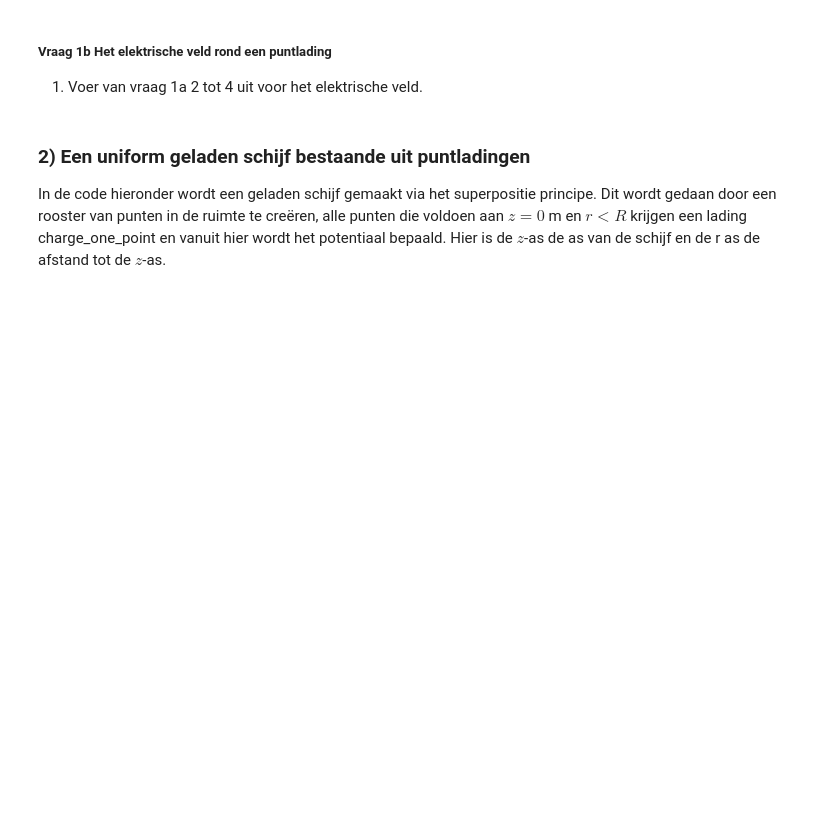
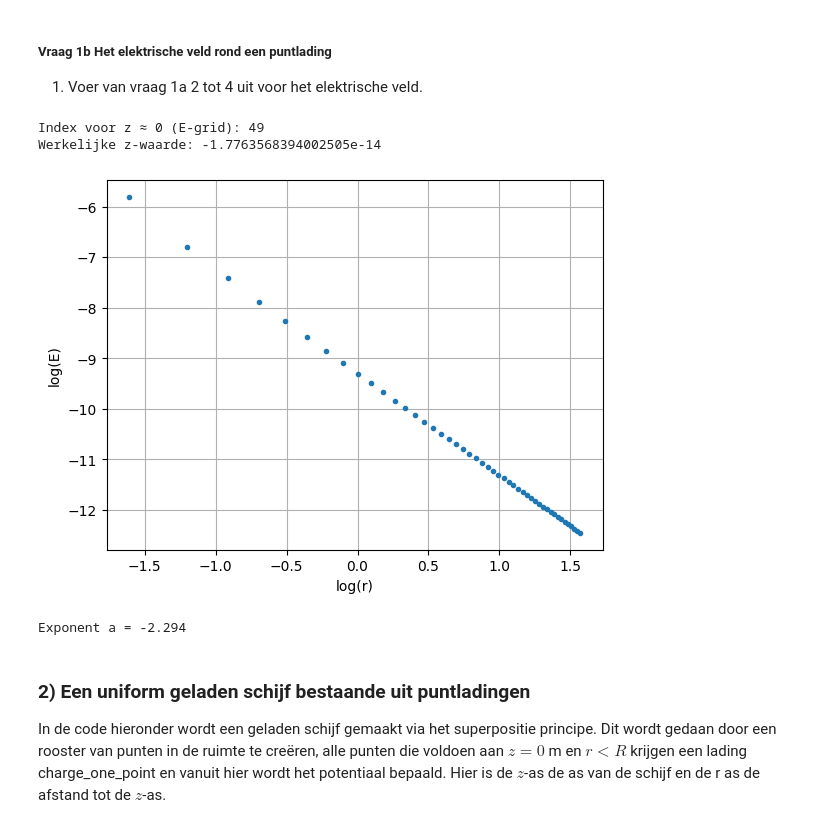
Before and after one commit to sdwijnands/opdrachten-DEF-D, a Jupyter notebook: DigitaleOntwerpopdrachten/1CondensatorOpdracht/CondensatorOntwerpopdracht.ipynb, the cells around one changed output. Drawn from its saved outputs; the diff is of its cells as text; code cells hidden in the pictures; blank space fills up the shorter version.

```diff
--- a/DigitaleOntwerpopdrachten/1CondensatorOpdracht/CondensatorOntwerpopdracht.ipynb
+++ b/DigitaleOntwerpopdrachten/1CondensatorOpdracht/CondensatorOntwerpopdracht.ipynb
@@ -132,9 +156,35 @@ Exponent a = -1.000
 ##### Vraag 1b Het elektrische veld rond een puntlading
 1. Voer van vraag 1a 2 tot 4 uit voor het elektrische veld.
 # %%
-###
-###Hier jouw code###
-###
+E0 = np.argmin(np.abs(z_for_E))
+print("Index voor z =0m (E-grid):", E0)
+print("Werkelijke z-waarde:", z_for_E[E0])
+
+E_z0 = normE[E0, :]
+
+plt.figure()
+plt.plot(np.log(r_for_E[1:]), np.log(np.abs(E_z0[1:])), ".")
+plt.xlabel("log(r)")
+plt.ylabel("log(E)")
+plt.grid()
+plt.show()
+
+
+r_fit = r_for_E[1:]
+E_fit = np.abs(E_z0[1:])
+
+def funcfit(r, A, a):
+    return A * r**a
+
+popt, pcov = curve_fit(funcfit, r_fit, E_fit)
+
+A, a = popt
+print(f"Exponent a = {a:.3f}")
+# %% [output]
+Index voor z ≈ 0 (E-grid): 49
+Werkelijke z-waarde: -1.7763568394002505e-14
+[figure, added]
+Exponent a = -2.294
 # %% [markdown]
 ### 2) Een uniform geladen schijf bestaande uit puntladingen
 
```
Also changed, not shown: parts of 2 cells of this notebook.
